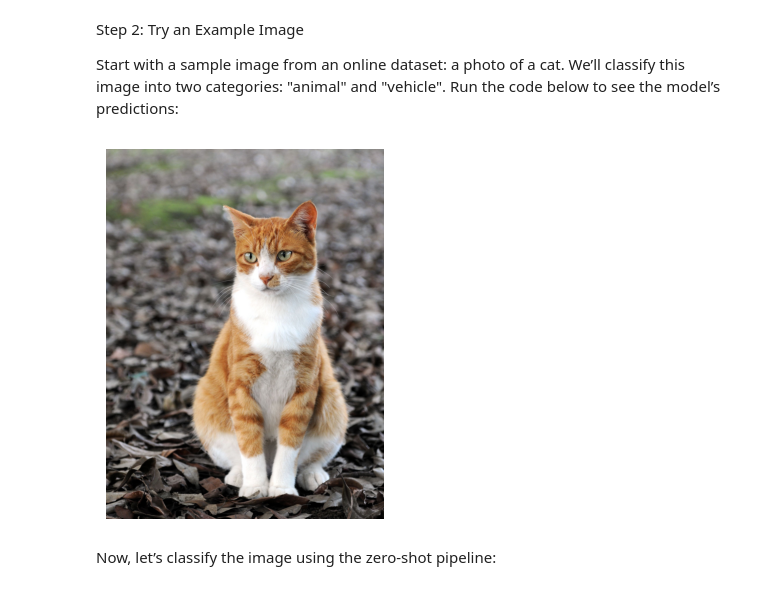
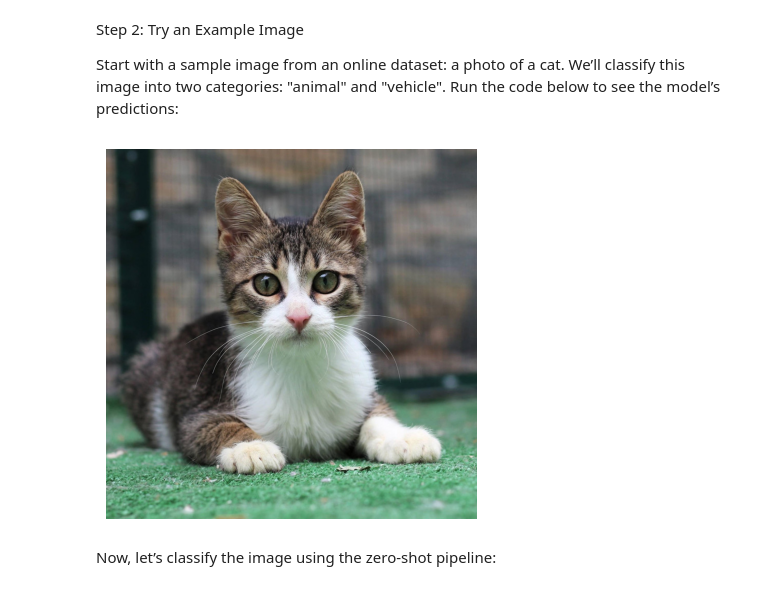
Before and after one commit to CARTE-Toronto/mitsubishi-workshop, a Jupyter notebook: labs_answered/lab_2_0_zero_shot_classification_answered.ipynb, the cells around one changed output. Saved outputs shown, nothing was run; the diff lists cells and outputs as text; code cells hidden in the pictures.

```diff
--- a/labs_answered/lab_2_0_zero_shot_classification_answered.ipynb
+++ b/labs_answered/lab_2_0_zero_shot_classification_answered.ipynb
@@ -37,20 +37,20 @@ Step 2: Try an Example Image
 
 Start with a sample image from an online dataset: a photo of a cat. We’ll classify this image into two categories: "animal" and "vehicle". Run the code below to see the model’s predictions:
 # %%
-image_url = "https://upload.wikimedia.org/wikipedia/commons/thumb/6/68/Orange_tabby_cat_sitting_on_fallen_leaves-Hisashi-01A.jpg/1920px-Orange_tabby_cat_sitting_on_fallen_leaves-Hisashi-01A.jpg"
+image_url = "https://media.4-paws.org/d/2/5/f/d25ff020556e4b5eae747c55576f3b50886c0b90/cut%20cat%20serhio%2002-1813x1811-720x719.jpg"
 
 # Display the image
 from PIL import Image
 import requests
 from io import BytesIO
 import matplotlib.pyplot as plt
 
 response = requests.get(image_url)
-img = Image.open(BytesIO(response.content))
-plt.imshow(img)
-plt.axis("off")
+image = Image.open(BytesIO(response.content))
+plt.imshow(image)
+plt.axis("off");
 # %% [output]
-[figure, old version]
+[figure, new version]
 # %% [markdown]
 Now, let’s classify the image using the zero-shot pipeline:
 # %%
```
Also changed, not shown: parts of 6 cells of this notebook, 5 other files.
